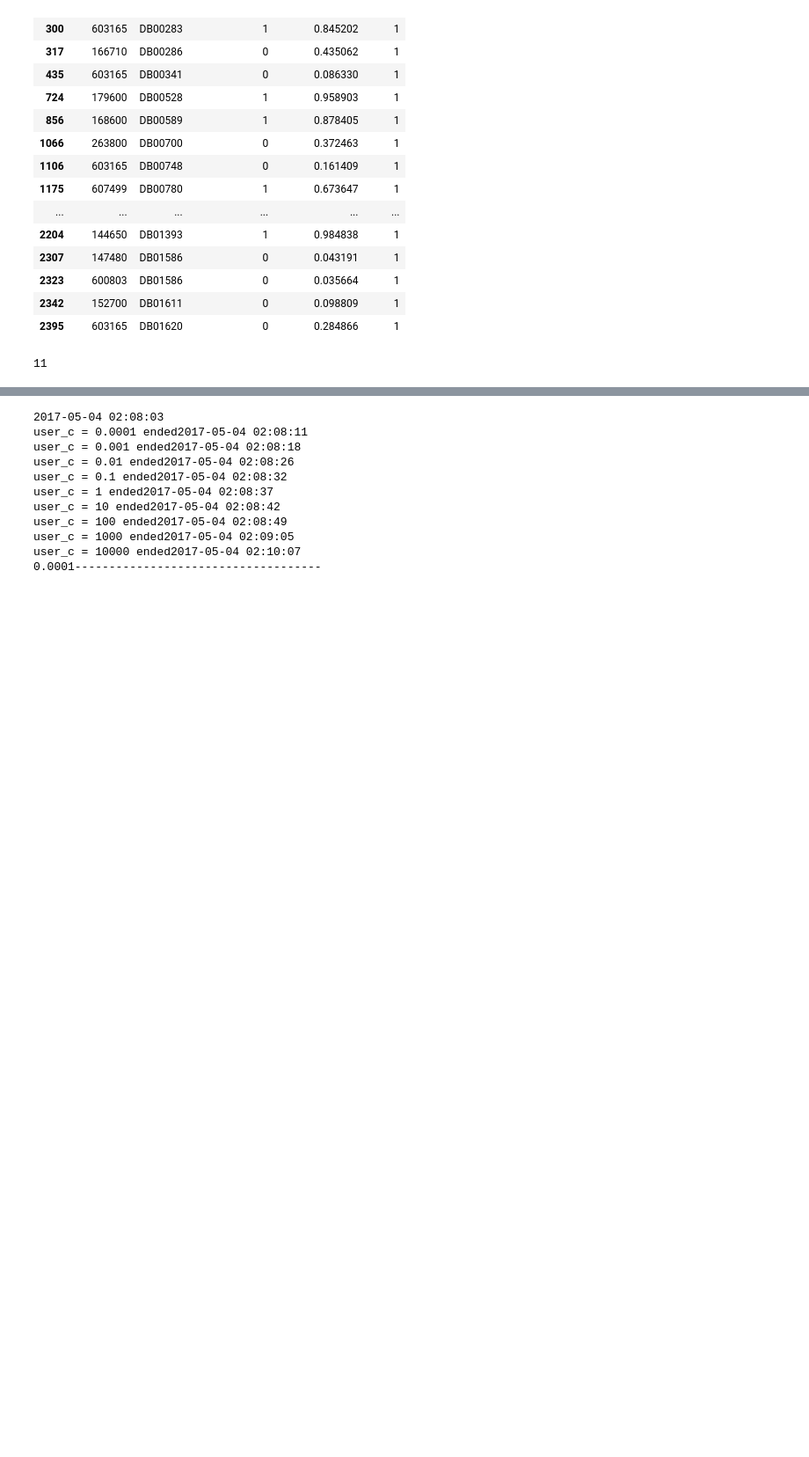
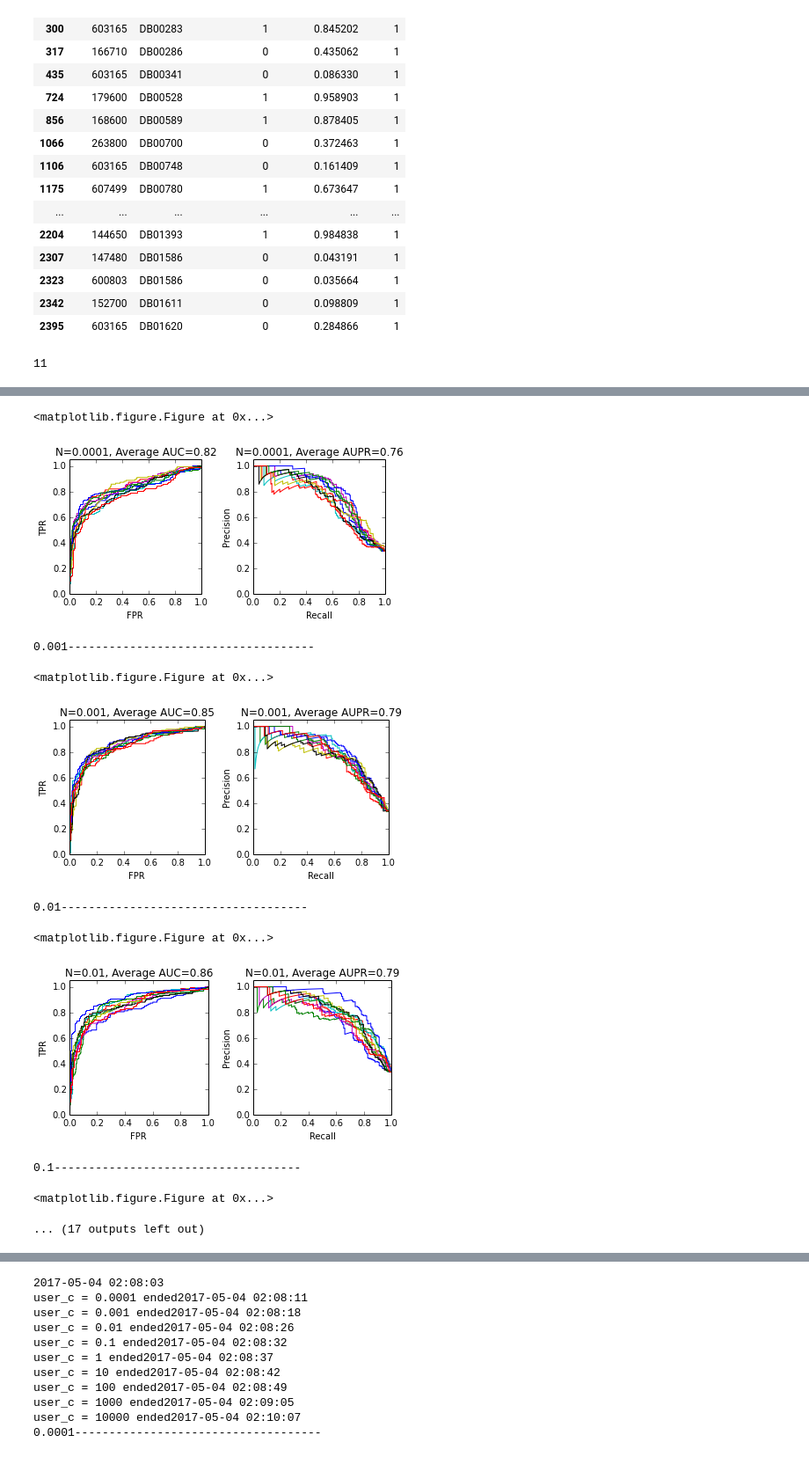
Before and after one commit to cas4070/GIST_project, a Jupyter notebook: Drug_Repositioning/8_new_training/5_Final/5_3_SVM_random.ipynb, the cells around one changed output, grey strips where cells are left out. Shown at 88% size. Saved outputs shown, nothing was run; the diff lists cells and outputs as text; code cells hidden in the pictures; blank space fills up the shorter version.

```diff
--- a/Drug_Repositioning/8_new_training/5_Final/5_3_SVM_random.ipynb
+++ b/Drug_Repositioning/8_new_training/5_Final/5_3_SVM_random.ipynb
@@ -26,6 +26,10 @@ no_tn = pd.read_table(path + "4_5_2_noTn_only_local_norm_1_1_descriptor.tsv")
 pos = tn[tn.association == 1]
 neg = pd.concat([tn[tn.association == 0], no_tn])
 df = pd.concat([pos, neg])
+# %%
+#2017.5.8. HPO similarity
+path = "/DAS_Storage1/aschoi/data/Drug_Repositioning/8_new_training/2_similarity_based-PREDICT/"
+df = pd.read_table(path + "2_3_gold_descriptor_hpo.tsv")
 # %%
 x_whole_data = df[df.columns.values[3:].tolist()].values
 y_whole_data = df["association"].values
@@ -33,6 +37,7 @@ y_whole_data = df["association"].values
 # undersampler
 #rus = RandomUnderSampler(ratio=0.3333) 1:3
 rus = RandomUnderSampler(ratio=0.5) #1:2
+rus = RandomUnderSampler(ratio=1.0) #1:1
 #oss = OneSidedSelection()
 #nm = NearMiss()
 # %%
@@ -78,6 +83,12 @@ path = "/DAS_Storage1/aschoi/data/Drug_Repositioning/8_new_training/2_similarity
 indep = pd.read_table(path+"3_2_indep_descriptor.tsv")
 indep_x = indep.values[:, 3:].astype(float)
 indep_y = indep.values[:,2].astype(int)
+# %%
+#2017.5.8. independent dataset hpo
+path = "/DAS_Storage1/aschoi/data/Drug_Repositioning/8_new_training/2_similarity_based-PREDICT/"
+indep = pd.read_table(path+"3_2_indep_descriptor_hpo.tsv")
+indep_x = indep.values[:, 3:].astype(float)
+indep_y = indep.values[:,2].astype(int)
 # %%
 # pick random noise by 1:1 herbal compounds (P:TN:Noise = 1:1:1 --> P:N = 1:2)
 # SVM with RBF Kernel
@@ -387,3 +398,33 @@ newdr
 len(newdr[newdr.Predicted_label ==0])
 # %% [output]
 11
+# %%
+# pick random noise p:n = 1:2
+# hpo
+# SVM with quadratic Kernel
+print datetime.now().strftime('%Y-%m-%d %H:%M:%S')
+path = '/home/share/aschoi/nas/users/asolchoi/data/Drug_Repositioning/8_new_training/5_final/'
+with open(path + "7_2_3_2_SVM(quadratic)_hpo_training.txt", 'w') as fd :
+    param_results = {0.0001:[], 0.001:[], 0.01:[], 0.1:[], 1:[], 10:[], 100:[], 1000:[], 10000:[]}
+    draw_total = {0.0001:[], 0.001:[], 0.01:[], 0.1:[], 1:[], 10:[], 100:[], 1000:[], 10000:[]}
+    #independent_count = 1 # independent test 하고 싶은 횟수, 횟수만큼 랜덤 추출 하여 k-fold cv를 돌린다.
+    k = 10
+    params = {'k': k, 'kernel': 'poly', 'degree':2}
+    #for i in range(independent_count):
+        #x_resampled, y_resampled = rus.fit_sample(x_whole_data, y_whole_data)
+    for user_c in [0.0001, 0.001, 0.01, 0.1, 1, 10, 100, 1000, 10000]:
+        params['user_c'] = user_c
+        folds_results, draw_results = SVM_K_fold_graph(x_whole_data, y_whole_data, params)
+        avg_result = average_result(folds_results) # parameter 별로 K-fold한 결과와 average를 구한다.
+        param_results[user_c].append(avg_result) # parameter 별로 indepedent 결과 저장한다.
+        draw_total[user_c].append(draw_results)
+        print 'user_c = {} ended'.format(user_c) + datetime.now().strftime('%Y-%m-%d %H:%M:%S')
+
+    final_param_results = {0.0001:[], 0.001:[], 0.01:[], 0.1:[], 1:[], 10:[], 100:[], 1000:[], 10000:[]}
+    for user_c in [0.0001, 0.001, 0.01, 0.1, 1, 10, 100, 1000, 10000]: #independent 결과를 parameter별로 평균 낸다.
+        indep_results = independent_results(param_results[user_c])
+        final_param_results[user_c] = final_results(indep_results)
+        draw_plot(draw_total[user_c], final_param_results[user_c], user_c)
+        write_output(fd, final_param_results[user_c], user_c)
+print datetime.now().strftime('%Y-%m-%d %H:%M:%S')
+# %% [output]
@@ -389,0 +442,11 @@ len(newdr[newdr.Predicted_label ==0])
+<matplotlib.figure.Figure at 0x...>
+[figure, added]
+0.001------------------------------------
+<matplotlib.figure.Figure at 0x...>
+[figure, added]
+0.01------------------------------------
+<matplotlib.figure.Figure at 0x...>
+[figure, added]
+0.1------------------------------------
+<matplotlib.figure.Figure at 0x...>
+... (17 outputs left out)
```
Also changed, not shown: parts of 20 cells of this notebook.
